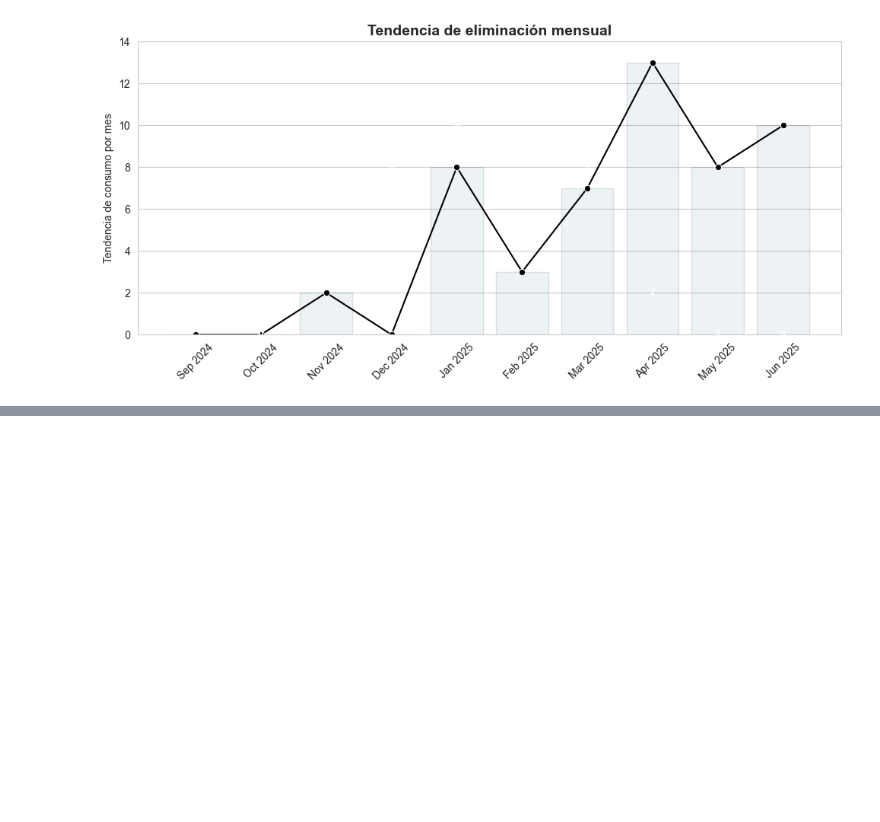
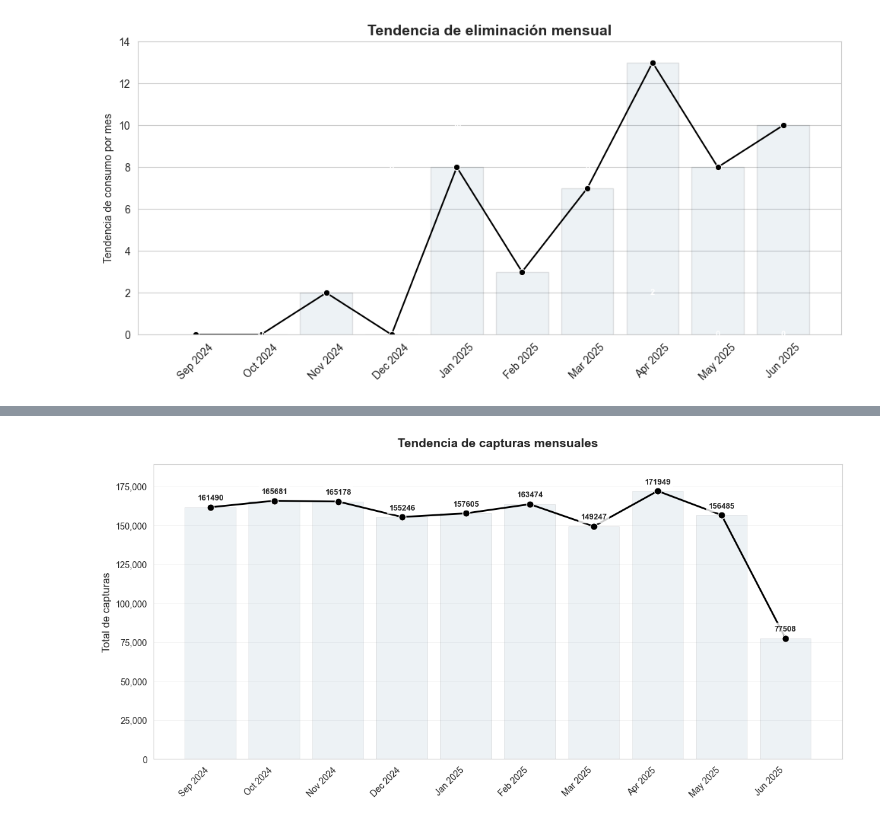
Before and after one commit to juanpaat/Serviplagas, a Jupyter notebook: Notebook.ipynb, the cells around one changed output, grey strips where cells are left out. Saved outputs shown, nothing was run; the diff lists cells and outputs as text; code cells hidden in the pictures; blank space fills up the shorter version.

```diff
--- a/Notebook.ipynb
+++ b/Notebook.ipynb
@@ -65,0 +65,4 @@ plot_tendencia_eliminacion_mensual(df_roedores)
+# %%
+plot_tendencia_total_capturas(df_lamparas)
+# %% [output]
+[figure, added]
```
Also changed, not shown: parts of 6 cells of this notebook, 6 other files.
